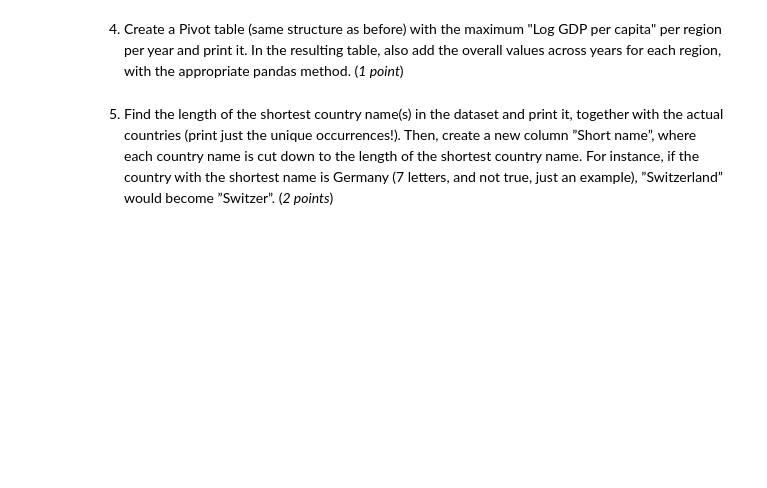
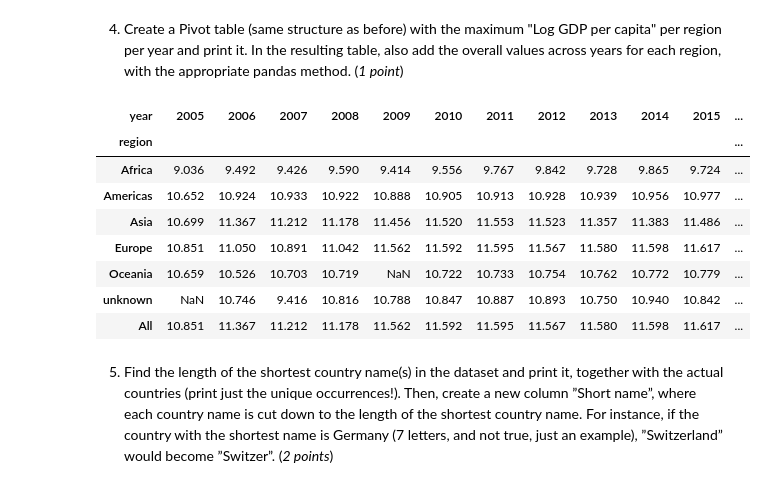
Before and after one commit to Wii42/data_science_ex, a Jupyter notebook: ex_6/W6_assignment.ipynb, the cells around one changed output. Cells and saved outputs as stored; diff of their text form; code cells hidden in the pictures; blank space fills up the shorter version.

```diff
--- a/ex_6/W6_assignment.ipynb
+++ b/ex_6/W6_assignment.ipynb
@@ -70,2 +90,17 @@ df_report_merged
+# %%
+# creating pivot table with aggreagation function max on log GDP per capita
+# set margin = True, so the max from each year is listed in a seperate row
+df_report_max = df_report_merged.pivot_table('Log GDP per capita', index = 'region', columns= 'year', aggfunc='max', margins = True)
+df_report_max
+# %% [output]
+| year | 2005 | 2006 | 2007 | 2008 | 2009 | 2010 | 2011 | 2012 | 2013 | 2014 | 2015 | ... |
+| region |  |  |  |  |  |  |  |  |  |  |  | ... |
+| Africa | 9.036 | 9.492 | 9.426 | 9.590 | 9.414 | 9.556 | 9.767 | 9.842 | 9.728 | 9.865 | 9.724 | ... |
+| Americas | 10.652 | 10.924 | 10.933 | 10.922 | 10.888 | 10.905 | 10.913 | 10.928 | 10.939 | 10.956 | 10.977 | ... |
+| Asia | 10.699 | 11.367 | 11.212 | 11.178 | 11.456 | 11.520 | 11.553 | 11.523 | 11.357 | 11.383 | 11.486 | ... |
+| Europe | 10.851 | 11.050 | 10.891 | 11.042 | 11.562 | 11.592 | 11.595 | 11.567 | 11.580 | 11.598 | 11.617 | ... |
+| Oceania | 10.659 | 10.526 | 10.703 | 10.719 | NaN | 10.722 | 10.733 | 10.754 | 10.762 | 10.772 | 10.779 | ... |
+| unknown | NaN | 10.746 | 9.416 | 10.816 | 10.788 | 10.847 | 10.887 | 10.893 | 10.750 | 10.940 | 10.842 | ... |
+| All | 10.851 | 11.367 | 11.212 | 11.178 | 11.562 | 11.592 | 11.595 | 11.567 | 11.580 | 11.598 | 11.617 | ... |
 # %% [markdown]
 5. Find the length of the shortest country name(s) in the dataset and print it, together with the actual countries (print just the unique occurrences!). Then, create a new column ”Short name”, where each country name is cut down to the length of the shortest country name. For instance, if the country with the shortest name is Germany (7 letters, and not true, just an example), ”Switzerland” would become ”Switzer”. (*2 points*)
```
Also changed, not shown: parts of 8 cells of this notebook.
